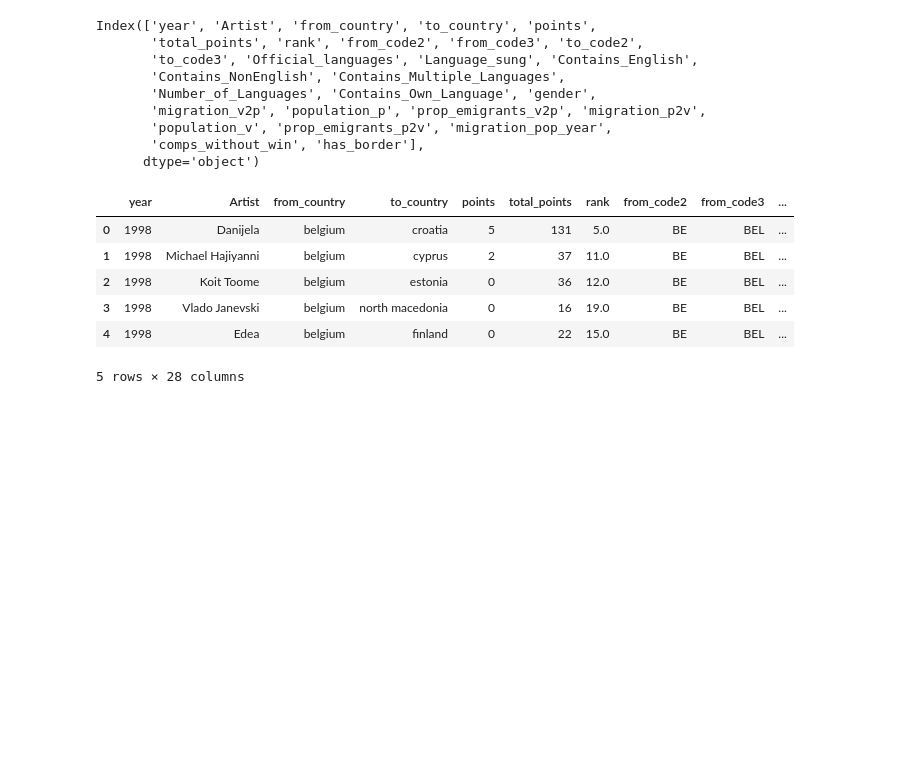
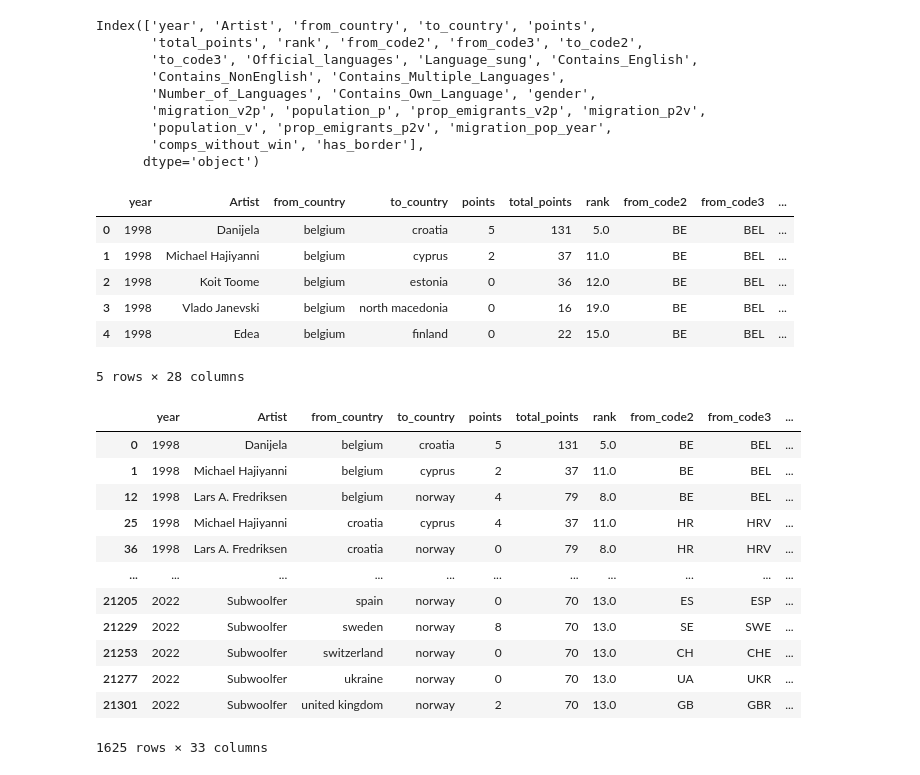
Before and after one commit to KatrionaGoldmann/Eurovision_TDS, a Jupyter notebook: eurovision/model_3_voter_bias_vector_2023_preds.ipynb, the cells around one changed output. Drawn from its saved outputs; the diff is of its cells as text; code cells hidden in the pictures; blank space fills up the shorter version.

```diff
--- a/eurovision/model_3_voter_bias_vector_2023_preds.ipynb
+++ b/eurovision/model_3_voter_bias_vector_2023_preds.ipynb
@@ -44,0 +38,16 @@ df_past['indexed_votes'] = df_past['points'].apply(format_votes) + 1
+# %%
+df_past.loc[ df_past['to_code2'].isin(['NO','HR','CY']) ]
+# %% [output]
+|  | year | Artist | from_country | to_country | points | total_points | rank | from_code2 | from_code3 | ... |
+| 0 | 1998 | Danijela | belgium | croatia | 5 | 131 | 5.0 | BE | BEL | ... |
+| 1 | 1998 | Michael Hajiyanni | belgium | cyprus | 2 | 37 | 11.0 | BE | BEL | ... |
+| 12 | 1998 | Lars A. Fredriksen | belgium | norway | 4 | 79 | 8.0 | BE | BEL | ... |
+| 25 | 1998 | Michael Hajiyanni | croatia | cyprus | 4 | 37 | 11.0 | HR | HRV | ... |
+| 36 | 1998 | Lars A. Fredriksen | croatia | norway | 0 | 79 | 8.0 | HR | HRV | ... |
+| ... | ... | ... | ... | ... | ... | ... | ... | ... | ... | ... |
+| 21205 | 2022 | Subwoolfer | spain | norway | 0 | 70 | 13.0 | ES | ESP | ... |
+| 21229 | 2022 | Subwoolfer | sweden | norway | 8 | 70 | 13.0 | SE | SWE | ... |
+| 21253 | 2022 | Subwoolfer | switzerland | norway | 0 | 70 | 13.0 | CH | CHE | ... |
+| 21277 | 2022 | Subwoolfer | ukraine | norway | 0 | 70 | 13.0 | UA | UKR | ... |
+| 21301 | 2022 | Subwoolfer | united kingdom | norway | 2 | 70 | 13.0 | GB | GBR | ... |
+1625 rows × 33 columns
```
Also changed, not shown: parts of 8 cells of this notebook, 11 other files.
